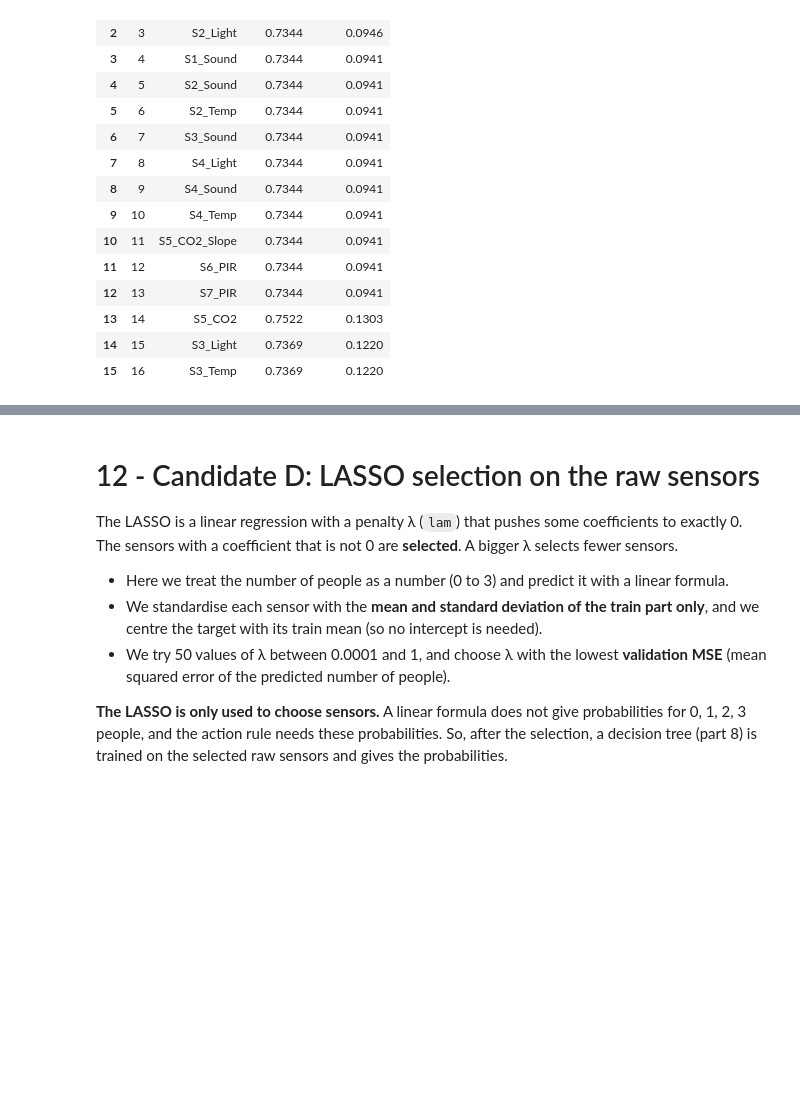
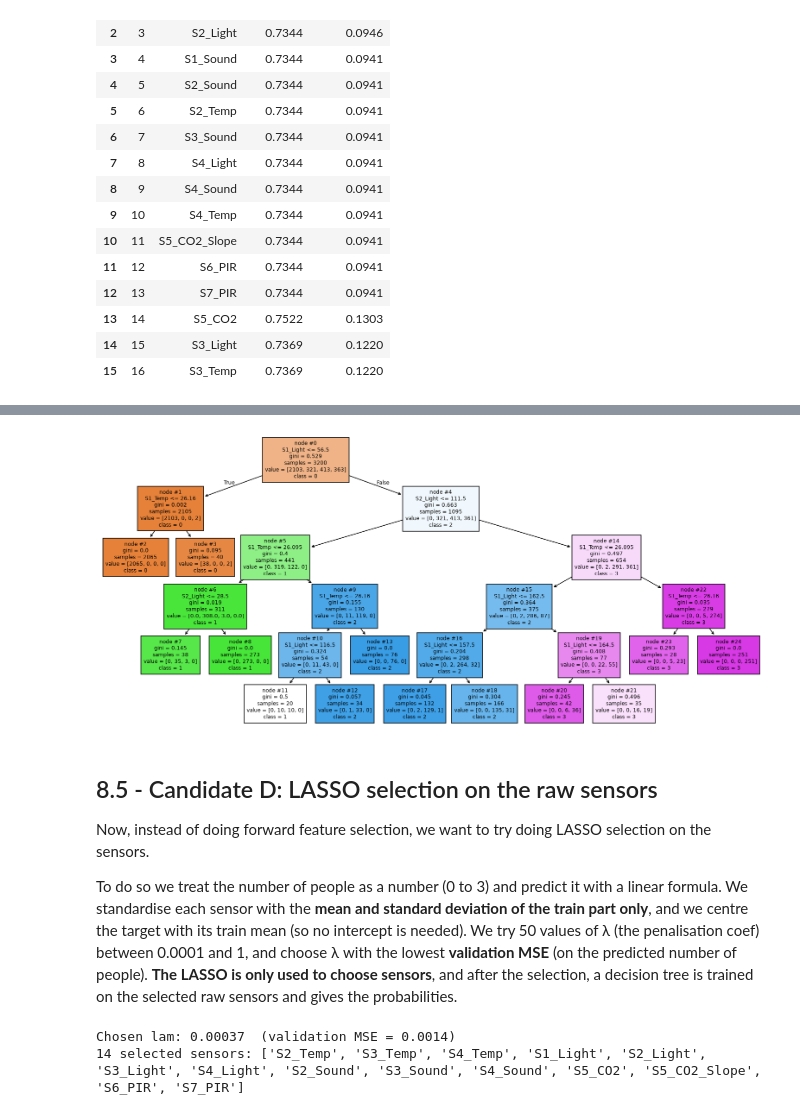
Before and after one commit to Asabourdin/Room_occupancy_prediction, a Jupyter notebook: occupancy_analysis_data.ipynb, the cells around one changed output, grey strips where cells are left out. Drawn from its saved outputs; the diff is of its cells as text; code cells hidden in the pictures; blank space fills up the shorter version.

```diff
--- a/occupancy_analysis_data.ipynb
+++ b/occupancy_analysis_data.ipynb
@@ -638,23 +644,21 @@ plt.show()
+# %%
+plt.figure(figsize=(18, 8))
+plot_tree(tree_C, feature_names=cols_C, class_names=["0", "1", "2", "3"],
+          node_ids=True, filled=True, fontsize=8)
+plt.show()
+# %% [output]
+[figure, added]
 # %% [markdown]
-####
-# 12 - Candidate D: LASSO selection on the raw sensors
+## 8.5 - Candidate D: LASSO selection on the raw sensors
 
-The LASSO is a linear regression with a penalty λ (`lam`) that pushes some coefficients to exactly 0.
-The sensors with a coefficient that is not 0 are **selected**. A bigger λ selects fewer sensors.
+Now, instead of doing forward feature selection, we want to try doing LASSO selection on the sensors.
 
-- Here we treat the number of people as a number (0 to 3) and predict it with a linear formula.
-- We standardise each sensor with the **mean and standard deviation of the train part only**,
-  and we centre the target with its train mean (so no intercept is needed).
-- We try 50 values of λ between 0.0001 and 1, and choose λ with the lowest **validation MSE**
-  (mean squared error of the predicted number of people).
-
-**The LASSO is only used to choose sensors.** A linear formula does not give probabilities for 0, 1, 2, 3 people,
-and the action rule needs these probabilities. So, after the selection, a decision tree (part 8)
-is trained on the selected raw sensors and gives the probabilities.
-####
+To do so we treat the number of people as a number (0 to 3) and predict it with a linear formula.
+We standardise each sensor with the **mean and standard deviation of the train part only**, and we centre the target with its train mean (so no intercept is needed).
+We try 50 values of λ (the penalisation coef) between 0.0001 and 1, and choose λ with the lowest **validation MSE** (on the predicted number of people).
+**The LASSO is only used to choose sensors**, and after the selection, a decision tree is trained on the selected raw sensors and gives the probabilities.
 # %%
-####
-mu, sd = Xtr[features].mean(), Xtr[features].std(ddof=0)   # statistics of the train part only
+mu, sd = Xtr[features].mean(), Xtr[features].std(ddof=0)   # statistics of the train data
 Ztr = (Xtr[features] - mu) / sd
 Zva = (Xva[features] - mu) / sd
 y_mean = ytr.mean()                                          # train mean of the target
@@ -672,8 +676,10 @@ lam_D = float(lams[i_best])
 cols_D = [f for f, c in zip(features, coefs[i_best]) if abs(c) > 1e-8]
 print(f"Chosen lam: {lam_D:.5f}  (validation MSE = {val_mse[i_best]:.4f})")
 if len(cols_D) == 0:
-    print("WARNING: the LASSO selected no sensor, so we keep all 16 sensors for candidate D")
+    print("LASSO selected no sensor, so we keep all 16 sensors for candidate D")
     cols_D = list(features)
 print(len(cols_D), "selected sensors:", cols_D)
-####
+# %% [output]
+Chosen lam: 0.00037  (validation MSE = 0.0014)
+14 selected sensors: ['S2_Temp', 'S3_Temp', 'S4_Temp', 'S1_Light', 'S2_Light', 'S3_Light', 'S4_Light', 'S2_Sound', 'S3_Sound', 'S4_Sound', 'S5_CO2', 'S5_CO2_Slope', 'S6_PIR', 'S7_PIR']
 # %%
```
Also changed, not shown: parts of 18 cells of this notebook.
